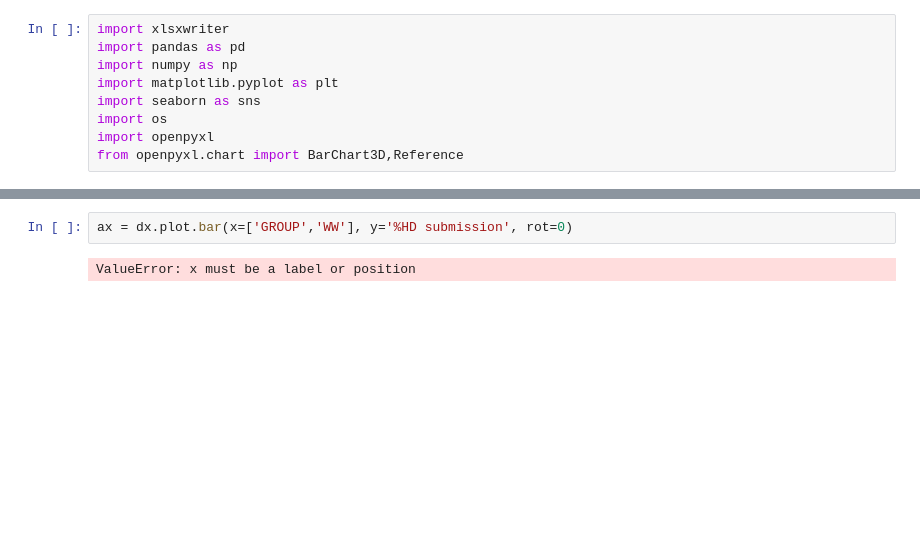
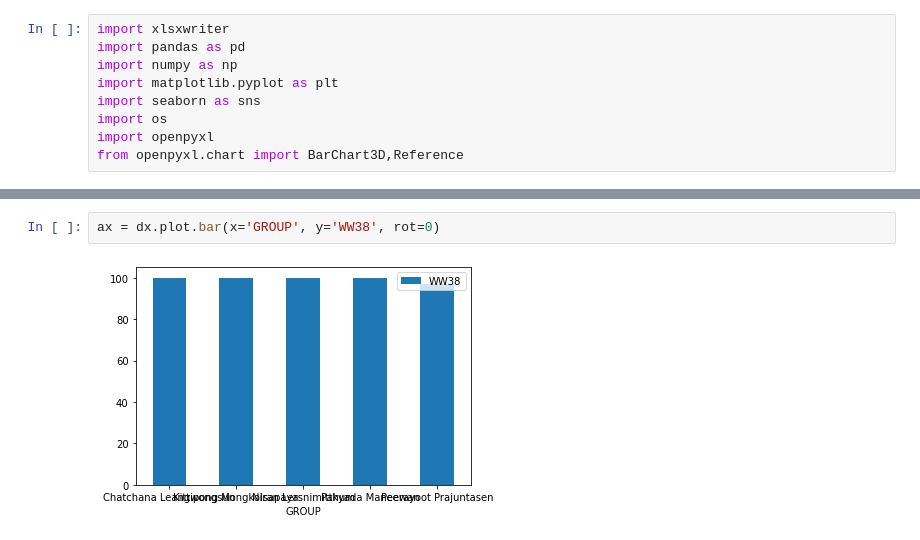
Before and after one commit to KRA-RIT/TEST, a Jupyter notebook: HDC.ipynb, the cells around one changed output, grey strips where cells are left out. Drawn from its saved outputs; the diff is of its cells as text; blank space fills up the shorter version.

```diff
--- a/HDC.ipynb
+++ b/HDC.ipynb
@@ -31,4 +31,4 @@ dx
 # %%
-ax = dx.plot.bar(x=['GROUP','WW'], y='%HD submission', rot=0)
+ax = dx.plot.bar(x='GROUP', y='WW38', rot=0)
 # %% [output]
-ValueError: x must be a label or position
+[figure, added]
```
Also changed, not shown: parts of 1 cell of this notebook, 2 other files.
